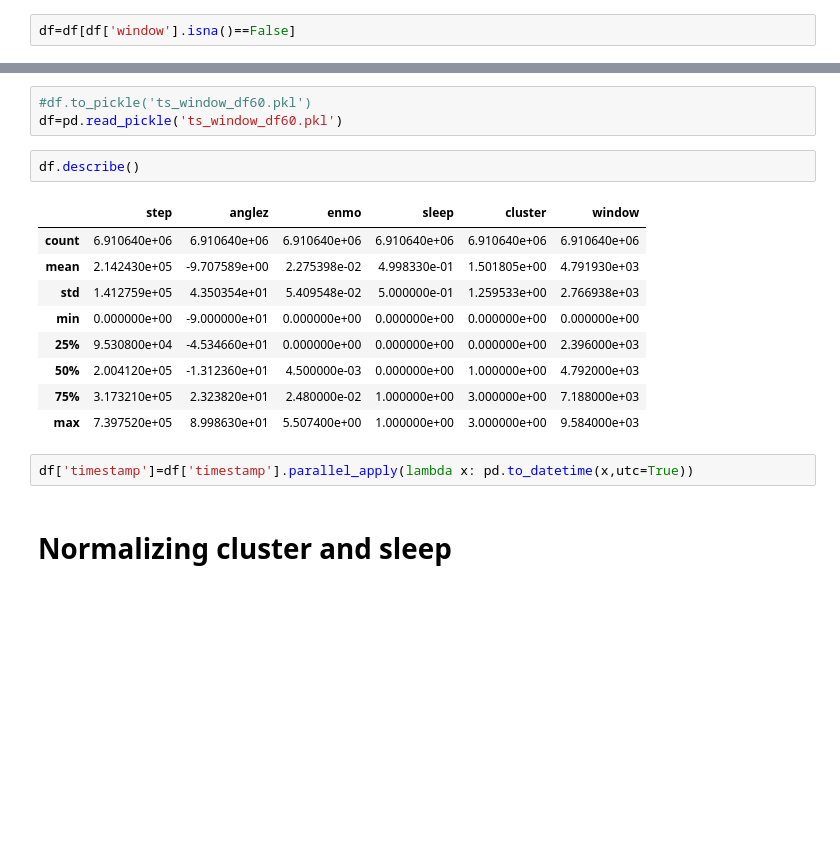
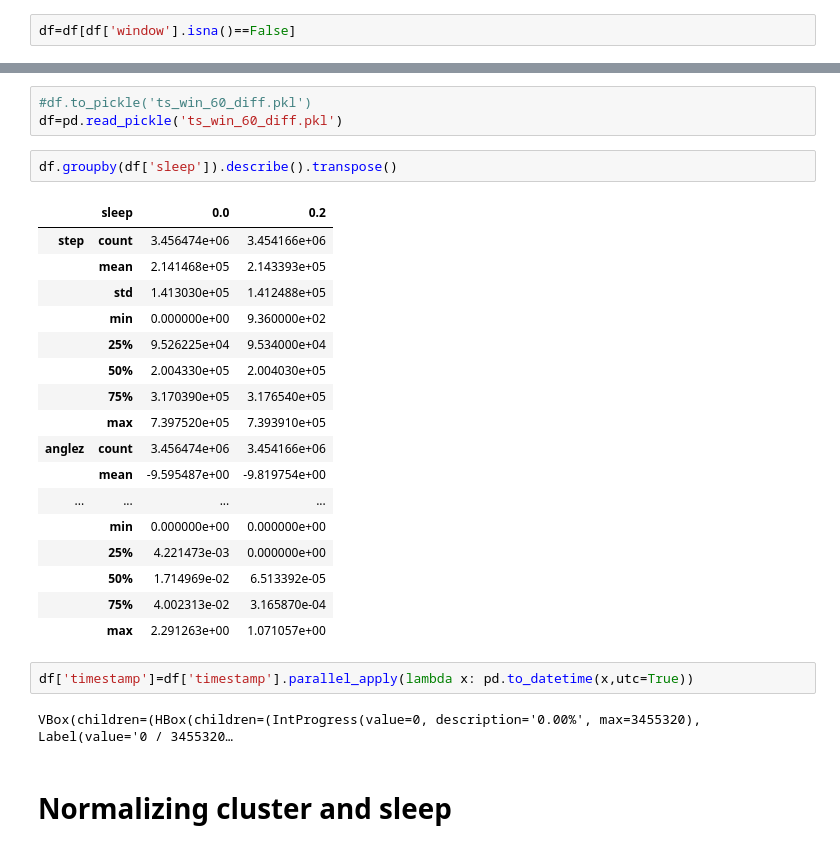
Before and after one commit to snajeebz/CMI-SleepState-Detection, a Jupyter notebook: windowing.ipynb, the cells around one changed output, grey strips where cells are left out. Drawn from its saved outputs; the diff is of its cells as text; blank space fills up the shorter version.

Commit message:
Kaggle Notebook | windowing | Version 8

```diff
--- a/windowing.ipynb
+++ b/windowing.ipynb
@@ -116,20 +129,30 @@ df['window'].isnull().sum()
 # %%
-#df.to_pickle('ts_window_df60.pkl')
-df=pd.read_pickle('ts_window_df60.pkl')
+#df.to_pickle('ts_win_60_diff.pkl')
+df=pd.read_pickle('ts_win_60_diff.pkl')
 # %%
-df.describe()
+df.groupby(df['sleep']).describe().transpose()
 # %% [output]
-|  | step | anglez | enmo | sleep | cluster | window |
-| count | 6.910640e+06 | 6.910640e+06 | 6.910640e+06 | 6.910640e+06 | 6.910640e+06 | 6.910640e+06 |
-| mean | 2.142430e+05 | -9.707589e+00 | 2.275398e-02 | 4.998330e-01 | 1.501805e+00 | 4.791930e+03 |
-| std | 1.412759e+05 | 4.350354e+01 | 5.409548e-02 | 5.000000e-01 | 1.259533e+00 | 2.766938e+03 |
-| min | 0.000000e+00 | -9.000000e+01 | 0.000000e+00 | 0.000000e+00 | 0.000000e+00 | 0.000000e+00 |
-| 25% | 9.530800e+04 | -4.534660e+01 | 0.000000e+00 | 0.000000e+00 | 0.000000e+00 | 2.396000e+03 |
-| 50% | 2.004120e+05 | -1.312360e+01 | 4.500000e-03 | 0.000000e+00 | 1.000000e+00 | 4.792000e+03 |
-| 75% | 3.173210e+05 | 2.323820e+01 | 2.480000e-02 | 1.000000e+00 | 3.000000e+00 | 7.188000e+03 |
-| max | 7.397520e+05 | 8.998630e+01 | 5.507400e+00 | 1.000000e+00 | 3.000000e+00 | 9.584000e+03 |
+|  | sleep | 0.0 | 0.2 |
+| step | count | 3.456474e+06 | 3.454166e+06 |
+|  | mean | 2.141468e+05 | 2.143393e+05 |
+|  | std | 1.413030e+05 | 1.412488e+05 |
+|  | min | 0.000000e+00 | 9.360000e+02 |
+|  | 25% | 9.526225e+04 | 9.534000e+04 |
+|  | 50% | 2.004330e+05 | 2.004030e+05 |
+|  | 75% | 3.170390e+05 | 3.176540e+05 |
+|  | max | 7.397520e+05 | 7.393910e+05 |
+| anglez | count | 3.456474e+06 | 3.454166e+06 |
+|  | mean | -9.595487e+00 | -9.819754e+00 |
+| ... | ... | ... | ... |
+|  | min | 0.000000e+00 | 0.000000e+00 |
+|  | 25% | 4.221473e-03 | 0.000000e+00 |
+|  | 50% | 1.714969e-02 | 6.513392e-05 |
+|  | 75% | 4.002313e-02 | 3.165870e-04 |
+|  | max | 2.291263e+00 | 1.071057e+00 |
 # %%
 df['timestamp']=df['timestamp'].parallel_apply(lambda x: pd.to_datetime(x,utc=True))
+# %% [output]
+VBox(children=(HBox(children=(IntProgress(value=0, description='0.00%', max=3455320), Label(value='0 / 3455320…
 # %% [markdown]
 # Normalizing cluster and sleep
 # %%
```
Also changed, not shown: parts of 20 cells of this notebook.
